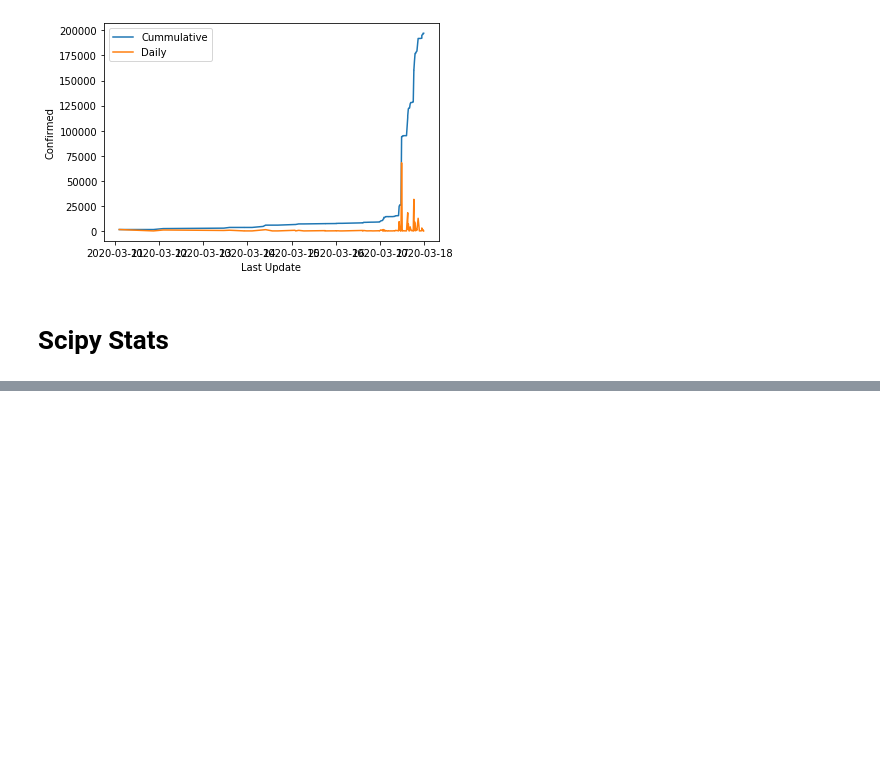
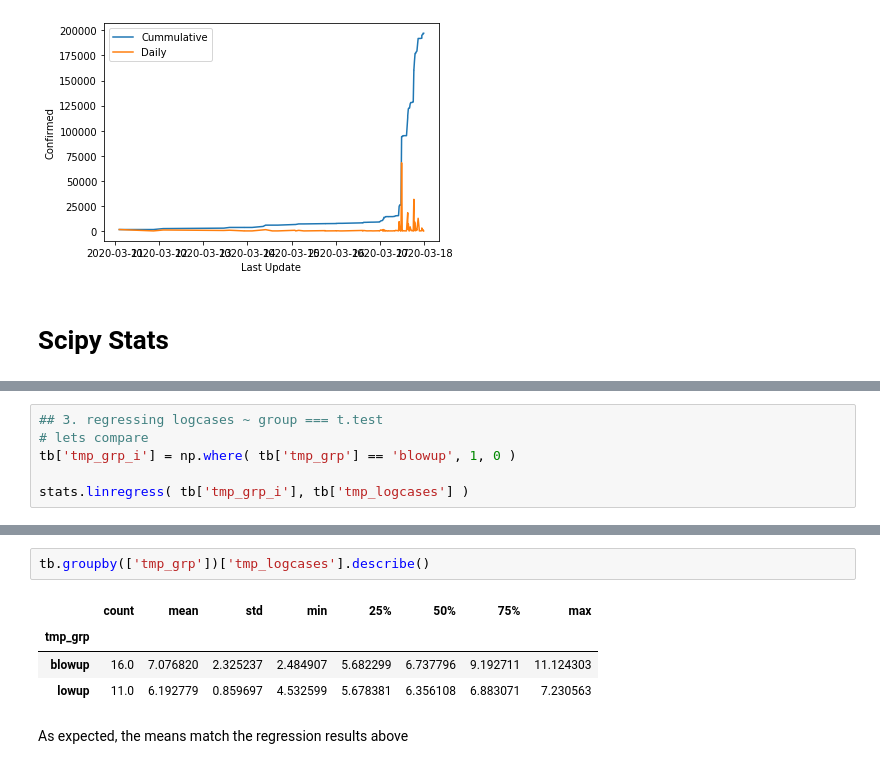
Before and after one commit to bilha-analytics/play_oopz, a Jupyter notebook: notebooks/05_scipy_things.ipynb, the cells around one changed output, grey strips where cells are left out. Drawn from its saved outputs; the diff is of its cells as text; blank space fills up the shorter version.

```diff
--- a/notebooks/05_scipy_things.ipynb
+++ b/notebooks/05_scipy_things.ipynb
@@ -257,0 +338,6 @@ plt.show();
+# %%
+## 3. regressing logcases ~ group === t.test
+# lets compare
+tb['tmp_grp_i'] = np.where( tb['tmp_grp'] == 'blowup', 1, 0 )
+
+stats.linregress( tb['tmp_grp_i'], tb['tmp_logcases'] )
@@ -257,0 +353,9 @@ plt.show();
+# %%
+tb.groupby(['tmp_grp'])['tmp_logcases'].describe()
+# %% [output]
+|  | count | mean | std | min | 25% | 50% | 75% | max |
+| tmp_grp |  |  |  |  |  |  |  |  |
+| blowup | 16.0 | 7.076820 | 2.325237 | 2.484907 | 5.682299 | 6.737796 | 9.192711 | 11.124303 |
+| lowup | 11.0 | 6.192779 | 0.859697 | 4.532599 | 5.678381 | 6.356108 | 6.883071 | 7.230563 |
+# %% [markdown]
+As expected, the means match the regression results above
```
Also changed, not shown: parts of 11 cells of this notebook.
